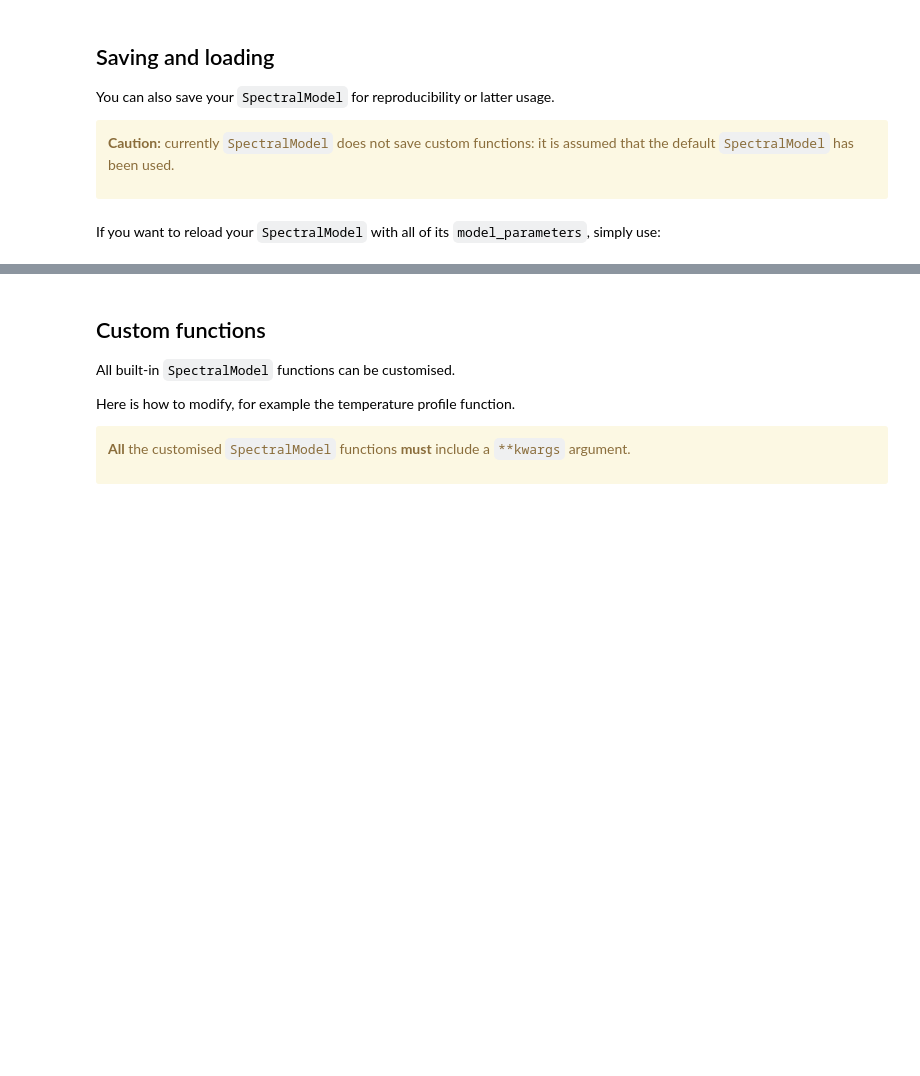
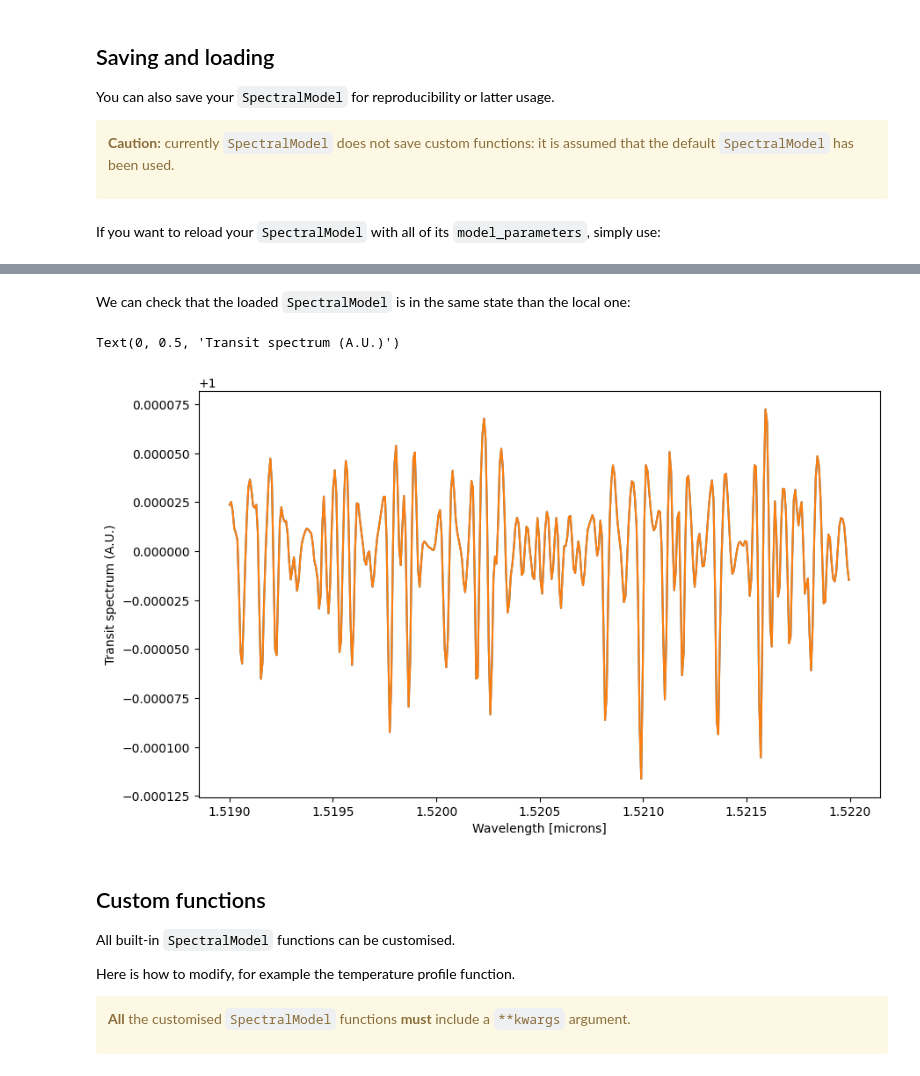
Before and after one commit to wbalmer/petitRADTRANS, a Jupyter notebook: docs/content/notebooks/spectral_model.ipynb, the cells around one changed output, grey strips where cells are left out. Saved outputs shown, nothing was run; the diff lists cells and outputs as text; code cells hidden in the pictures; blank space fills up the shorter version.

```diff
--- a/docs/content/notebooks/spectral_model.ipynb
+++ b/docs/content/notebooks/spectral_model.ipynb
@@ -1014,6 +1024,22 @@ Loading Radtrans opacities...
  Loading CIA opacities for H2-He from file '/home/dblain/petitRADTRANS/input_data/opacities/continuum/collision_induced_absorptions/H2--He/H2--He-NatAbund/H2--He-NatAbund__BoRi.DeltaWavenumber2_0.5-50 ...
  Successfully loaded all CIA opacities
 Successfully loaded all opacities
+# %% [markdown]
+We can check that the loaded `SpectralModel` is in the same state than the local one:
+# %%
+loaded_wavelengths, loaded_model = spectral_model_loaded.calculate_spectrum(
+    **spectral_model_loaded.model_parameters['modification_parameters']
+)
+
+fig, ax = plt.subplots(figsize = (10,6))
+
+ax.plot(loaded_wavelengths[0] * 1e4, loaded_model[0, 10], label='loaded_model')
+ax.plot(wavelengths_rebinned[0] * 1e4, prepared_model[0, 10], label='saved_model')
+ax.set_xlabel('Wavelength [microns]')
+ax.set_ylabel('Transit spectrum (A.U.)')
+# %% [output]
+Text(0, 0.5, 'Transit spectrum (A.U.)')
+[figure, added]
 # %% [markdown]
 ## Custom functions
 All built-in `SpectralModel` functions can be customised.
```
Also changed, not shown: parts of 27 cells of this notebook, 5 other files.
